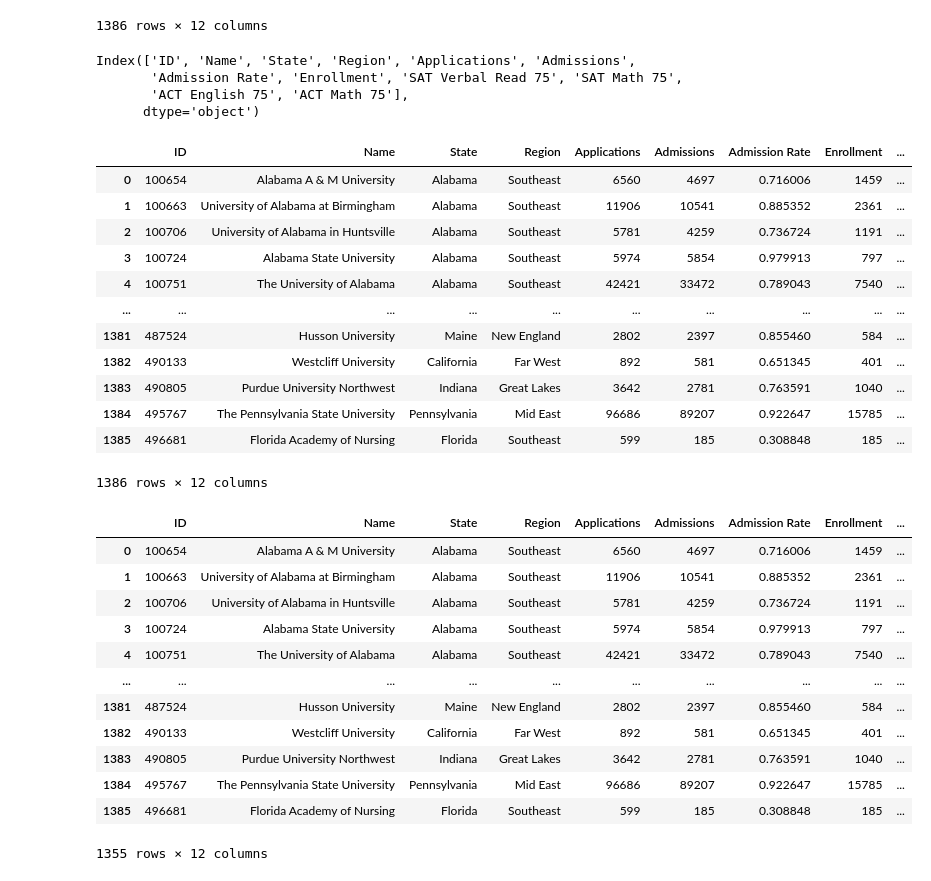
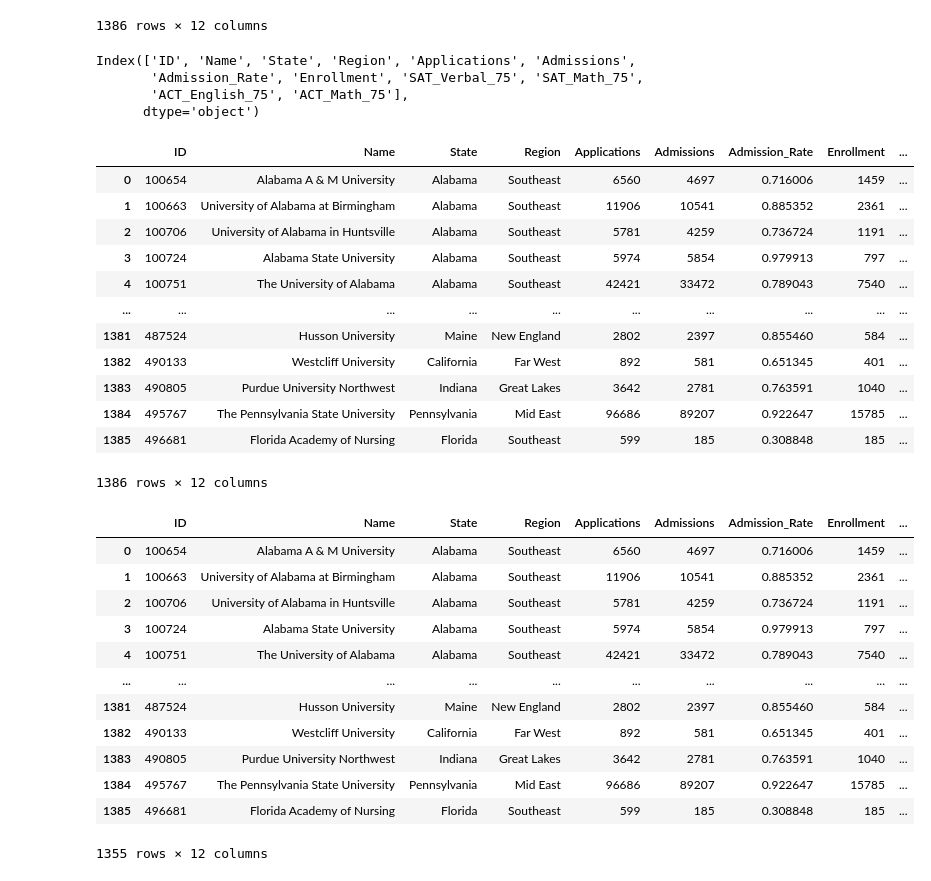
Before and after one commit to kld1974/PROJECT4, a Jupyter notebook: education1.ipynb, the cells around one changed output. Saved outputs shown, nothing was run; the diff lists cells and outputs as text; code cells hidden in the pictures.

Commit message:
updated data cleaning code and added sqlite import

```diff
--- a/education1.ipynb
+++ b/education1.ipynb
@@ -31,23 +31,24 @@ edu_df
 | 1385 | 496681 | Florida Academy of Nursing | Florida | Southeast | 599 | 185 | 0.308848 | 185 | NaN | ... |
 1386 rows × 12 columns
 # %%
-edu_clean_df = edu_df.rename(columns={"SATVR75" : "SAT Verbal Read 75",
-                                     "SATMT75" : "SAT Math 75",
-                                     "ACTEN75" : "ACT English 75",
-                                     "ACTMT75" : "ACT Math 75"}
+edu_clean_df = edu_df.rename(columns={"SATVR75" : "SAT_Verbal_75",
+                                     "SATMT75" : "SAT_Math_75",
+                                     "ACTEN75" : "ACT_English_75",
+                                     "ACTMT75" : "ACT_Math_75",
+                                     "Admission Rate": "Admission_Rate"}
                                     )
 edu_clean_df.columns
 # %% [output]
 Index(['ID', 'Name', 'State', 'Region', 'Applications', 'Admissions',
-       'Admission Rate', 'Enrollment', 'SAT Verbal Read 75', 'SAT Math 75',
-       'ACT English 75', 'ACT Math 75'],
+       'Admission_Rate', 'Enrollment', 'SAT_Verbal_75', 'SAT_Math_75',
+       'ACT_English_75', 'ACT_Math_75'],
       dtype='object')
 # %%
 edu_clean_df = edu_clean_df.fillna(0)
-edu_clean_df=edu_clean_df.astype({'SAT Math 75': int,'SAT Verbal Read 75': int,'ACT English 75': int,'ACT Math 75': int})
+edu_clean_df=edu_clean_df.astype({'SAT_Math_75': int,'SAT_Verbal_75': int,'ACT_English_75': int,'ACT_Math_75': int})
 edu_clean_df
 # %% [output]
-|  | ID | Name | State | Region | Applications | Admissions | Admission Rate | Enrollment | ... |
+|  | ID | Name | State | Region | Applications | Admissions | Admission_Rate | Enrollment | ... |
 | 0 | 100654 | Alabama A & M University | Alabama | Southeast | 6560 | 4697 | 0.716006 | 1459 | ... |
 | 1 | 100663 | University of Alabama at Birmingham | Alabama | Southeast | 11906 | 10541 | 0.885352 | 2361 | ... |
 | 2 | 100706 | University of Alabama in Huntsville | Alabama | Southeast | 5781 | 4259 | 0.736724 | 1191 | ... |
@@ -64,7 +65,7 @@ edu_clean_df
 edu_clean_df = edu_clean_df[(edu_clean_df.Region != "Other US Jurisdctn") & (edu_clean_df.Region != "US Service Schools")]
 edu_clean_df
 # %% [output]
-|  | ID | Name | State | Region | Applications | Admissions | Admission Rate | Enrollment | ... |
+|  | ID | Name | State | Region | Applications | Admissions | Admission_Rate | Enrollment | ... |
 | 0 | 100654 | Alabama A & M University | Alabama | Southeast | 6560 | 4697 | 0.716006 | 1459 | ... |
 | 1 | 100663 | University of Alabama at Birmingham | Alabama | Southeast | 11906 | 10541 | 0.885352 | 2361 | ... |
 | 2 | 100706 | University of Alabama in Huntsville | Alabama | Southeast | 5781 | 4259 | 0.736724 | 1191 | ... |
```
Also changed, not shown: parts of 3 cells of this notebook, 2 other files.
